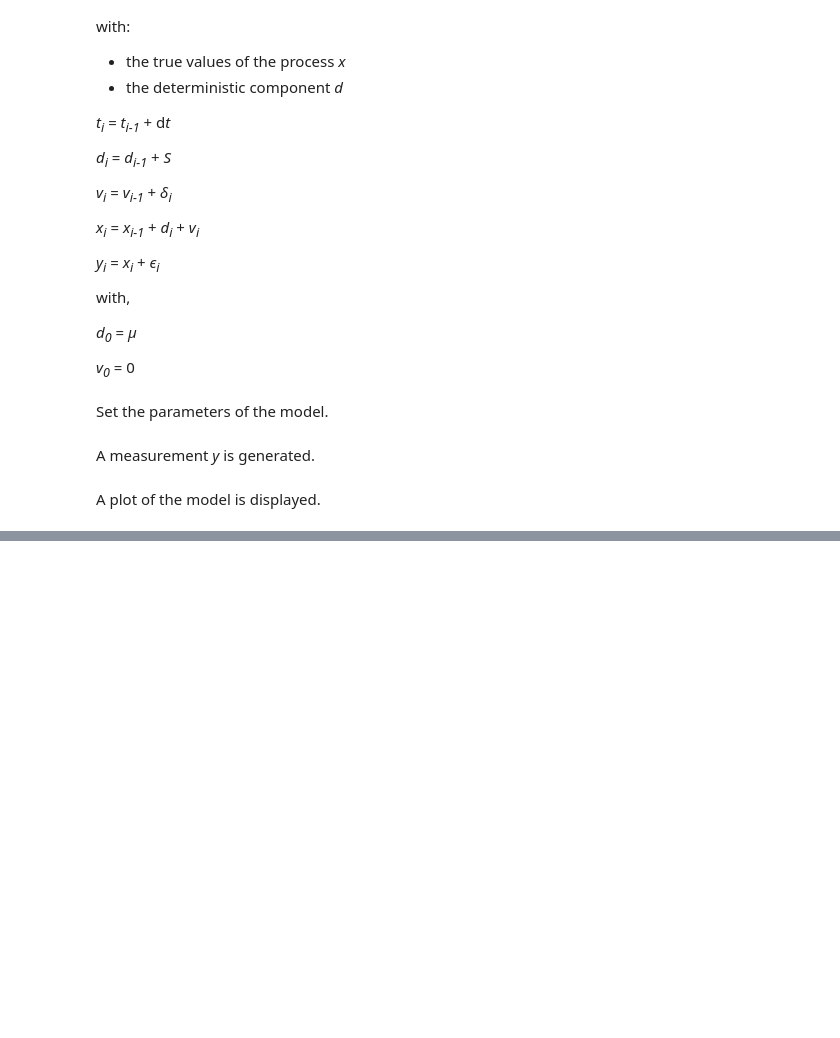
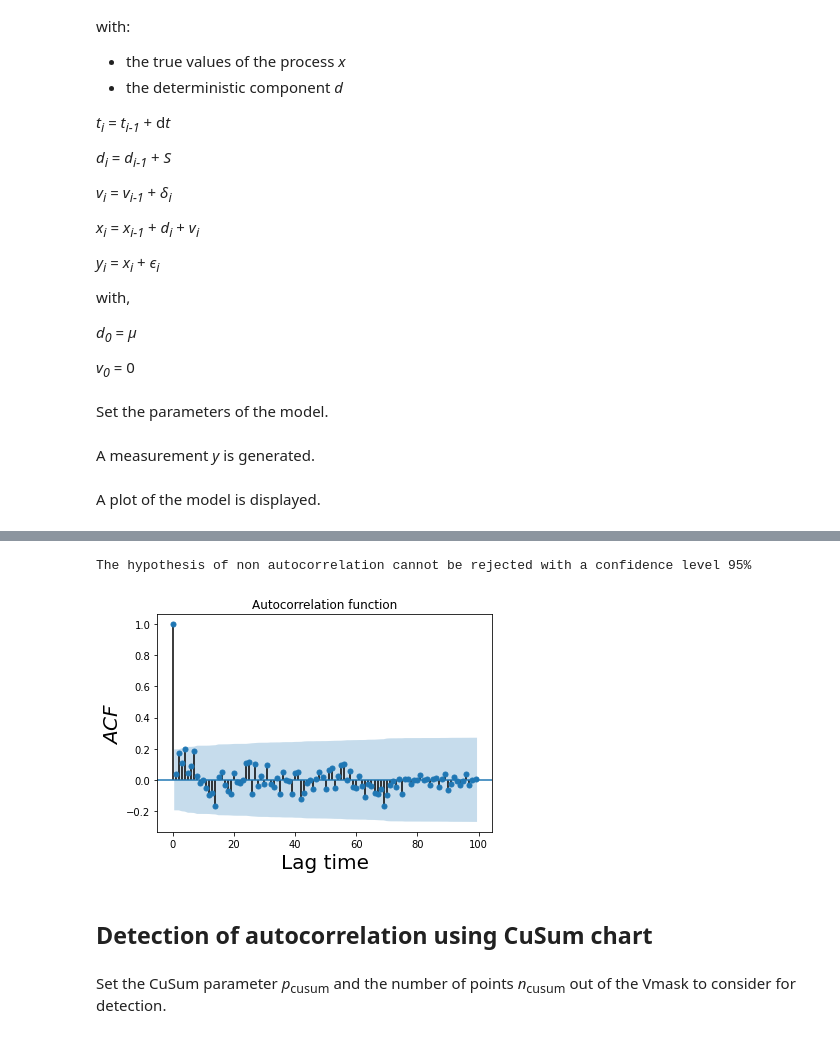
Before and after one commit to BIPM-RI/Python_lib, a Jupyter notebook: measurementModel.ipynb, the cells around one changed output, grey strips where cells are left out. Saved outputs shown, nothing was run; the diff lists cells and outputs as text; code cells hidden in the pictures; blank space fills up the shorter version.

```diff
--- a/measurementModel.ipynb
+++ b/measurementModel.ipynb
@@ -87,0 +95,19 @@ plt.yticks(fontsize=14)
+# %%
+q=0.95
+# %%
+acf_result=sm.tsa.acf(y, nlags=N-1, qstat=True, fft=True)
+LB_pvalue=acf_result[2]
+if LB_pvalue[1]<1-q:
+  print("The hypothesis of non autocorrelation can be rejected with a confidence level "+str(round(100*q))+"%")
+else:
+  print("The hypothesis of non autocorrelation cannot be rejected with a confidence level "+str(round(100*q))+"%")
+fig = sm_g.tsaplots.plot_acf(y, lags=N-1, alpha =1-q, fft=True)
+plt.title("Autocorrelation function")
+plt.xlabel(r"Lag time", fontsize=20)
+plt.ylabel(r"$ACF$", fontsize=20)
+plt.show()
+# %% [output]
+The hypothesis of non autocorrelation cannot be rejected with a confidence level 95%
+[figure, added]
+# %% [markdown]
+## Detection of autocorrelation using CuSum chart
@@ -87,0 +140,2 @@ plt.yticks(fontsize=14)
+# %% [markdown]
+Set the CuSum parameter *p*<sub>cusum</sub> and the number of points *n*<sub>cusum</sub> out of the Vmask to consider for detection.
```
Also changed, not shown: parts of 10 cells of this notebook.
